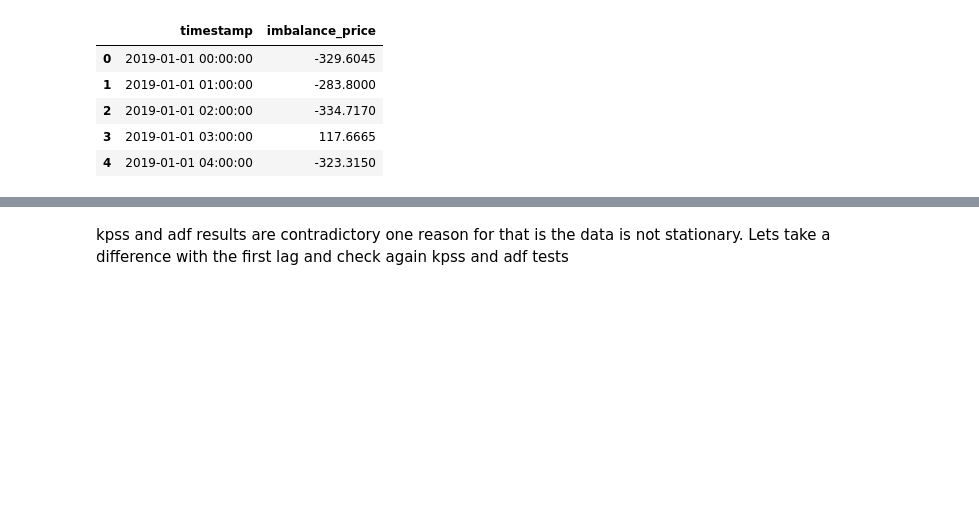
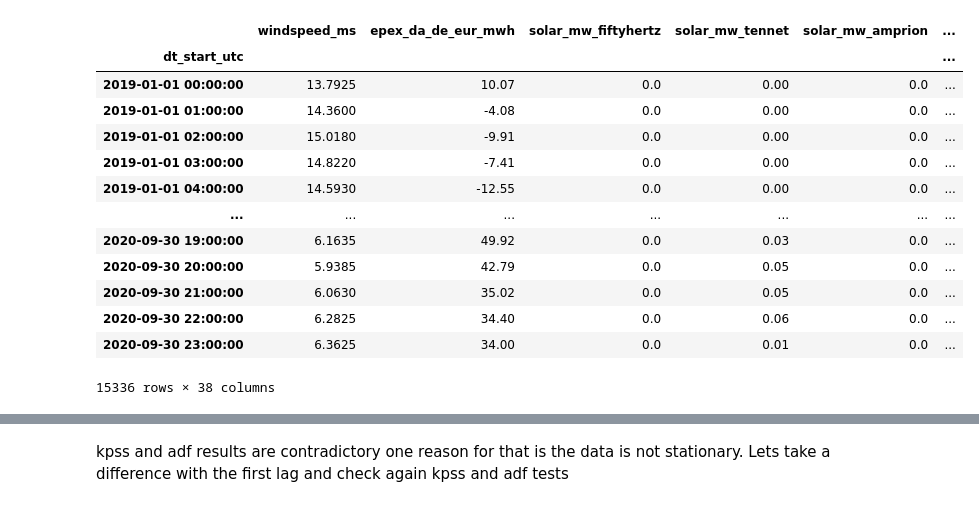
Before and after one commit to Windbenders/capstone_energy, a Jupyter notebook: notebooks/model_arima_final.ipynb, the cells around one changed output, grey strips where cells are left out. Cells and saved outputs as stored; diff of their text form; code cells hidden in the pictures; blank space fills up the shorter version.

```diff
--- a/notebooks/model_arima_final.ipynb
+++ b/notebooks/model_arima_final.ipynb
@@ -25,8 +31,7 @@ TRACKING_URI = open("../.mlflow_uri").read().strip()
 # %%
 dateparse = lambda x: datetime.strptime(x, '%Y-%m-%d %H:%M:%S')
 
-imb_2019 = pd.read_csv("../data/imbalance_2019_modeling.csv", index_col=0, parse_dates=['timestamp'], date_parser=dateparse)
-imb_2020 = pd.read_csv("../data/imbalance_1h_2020.csv", index_col=0, parse_dates=['timestamp'], date_parser=dateparse)
+imb_2019 = pd.read_csv("../data/merged_final_1h.csv", index_col=0, parse_dates=['dt_start_utc'], date_parser=dateparse)
 # %%
 def fill_missing(data):
     data = data.resample('1H').median()
@@ -47,9 +60,17 @@ memory usage: 205.3 KB
 # %%
-imb_2019.head()
+imb_2019
 # %% [output]
-|  | timestamp | imbalance_price |
-| 0 | 2019-01-01 00:00:00 | -329.6045 |
-| 1 | 2019-01-01 01:00:00 | -283.8000 |
-| 2 | 2019-01-01 02:00:00 | -334.7170 |
-| 3 | 2019-01-01 03:00:00 | 117.6665 |
-| 4 | 2019-01-01 04:00:00 | -323.3150 |
+|  | windspeed_ms | epex_da_de_eur_mwh | solar_mw_fiftyhertz | solar_mw_tennet | solar_mw_amprion | ... |
+| dt_start_utc |  |  |  |  |  | ... |
+| 2019-01-01 00:00:00 | 13.7925 | 10.07 | 0.0 | 0.00 | 0.0 | ... |
+| 2019-01-01 01:00:00 | 14.3600 | -4.08 | 0.0 | 0.00 | 0.0 | ... |
+| 2019-01-01 02:00:00 | 15.0180 | -9.91 | 0.0 | 0.00 | 0.0 | ... |
+| 2019-01-01 03:00:00 | 14.8220 | -7.41 | 0.0 | 0.00 | 0.0 | ... |
+| 2019-01-01 04:00:00 | 14.5930 | -12.55 | 0.0 | 0.00 | 0.0 | ... |
+| ... | ... | ... | ... | ... | ... | ... |
+| 2020-09-30 19:00:00 | 6.1635 | 49.92 | 0.0 | 0.03 | 0.0 | ... |
+| 2020-09-30 20:00:00 | 5.9385 | 42.79 | 0.0 | 0.05 | 0.0 | ... |
+| 2020-09-30 21:00:00 | 6.0630 | 35.02 | 0.0 | 0.05 | 0.0 | ... |
+| 2020-09-30 22:00:00 | 6.2825 | 34.40 | 0.0 | 0.06 | 0.0 | ... |
+| 2020-09-30 23:00:00 | 6.3625 | 34.00 | 0.0 | 0.01 | 0.0 | ... |
+15336 rows × 38 columns
```
Also changed, not shown: parts of 77 cells of this notebook.
